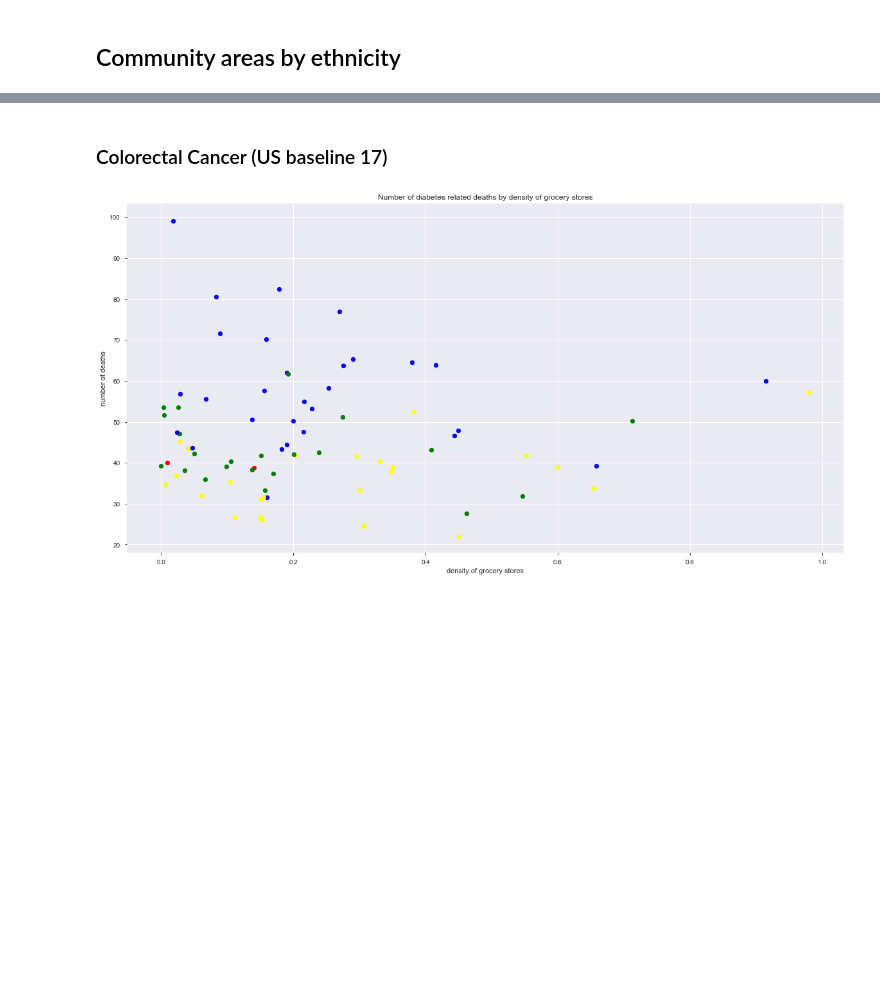
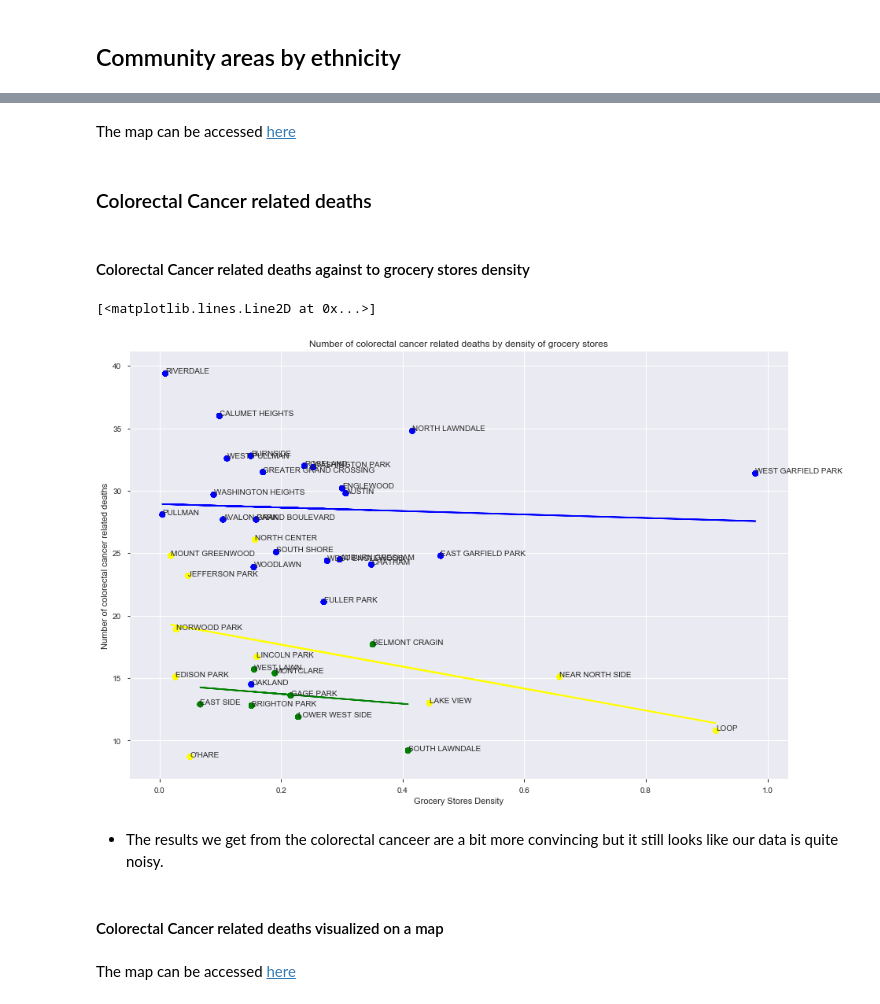
Before and after one commit to aaag97/ada-2019-project-databusters, a Jupyter notebook: 2nd_research_question.ipynb, the cells around one changed output, grey strips where cells are left out. Cells and saved outputs as stored; diff of their text form; code cells hidden in the pictures; blank space fills up the shorter version.

```diff
--- a/2nd_research_question.ipynb
+++ b/2nd_research_question.ipynb
@@ -492,20 +384,71 @@ folium.GeoJson(
 
 # Save to html
 diabetes_map.save('./diabetes_mortality.html')
+# %% [markdown]
+The map can be accessed [here](https://aaag97.github.io/ada-2019-project-databusters/diabetes_mortality.html)
 # %% [markdown]
-### Colorectal Cancer (US baseline 17)
+### Colorectal Cancer related deaths
-# %%
-plt.figure(figsize=(20,10))
-colors = ethnicity_by_community['Majority'].replace({0 : 'yellow', 1 : 'green', 2 : 'blue', 3 : 'red'})
-ys = socioeconomic_factors['Stroke (Cerebrovascular Disease)']
-xs = groceries_intensity['markets_by_surface']
-plt.title('Number of diabetes related deaths by density of grocery stores')
-plt.xlabel('density of grocery stores')
-plt.ylabel('number of deaths')
-for x, y, c in zip(xs,ys,colors):
-    plt.scatter(x, y, color=c)
-# %% [output]
-[figure, removed]
+# %% [markdown]
+#### Colorectal Cancer related deaths against to grocery stores density
+# %%
+fig, ax = plt.subplots(figsize=(15,10))
+colors = ethnicity_by_community[ethnicity_by_community['Community Area'].isin(areas_to_analize)].sort_values(by='Community Area', ascending=True)
+colors = np.array(colors['Majority'].replace({0 : 'yellow', 1 : 'green', 2 : 'blue', 3 : 'red'}))
+
+ys = socioeconomic_factors[socioeconomic_factors['Community Area'].isin(areas_to_analize)].sort_values(by='Community Area', ascending=True)
+ys = np.array(ys['Colorectal Cancer'])
+
+xs = groceries_intensity[groceries_intensity['area_number'].isin(areas_to_analize)].sort_values(by='area_number', ascending=True)
+xs = np.array(xs['markets_by_surface'])
+
+labels = groceries_intensity[groceries_intensity['area_number'].isin(areas_to_analize)].sort_values(by='area_number', ascending=True)
+labels = np.array(labels['Community Area'])
+
+plt.title('Number of colorectal cancer related deaths by density of grocery stores')
+plt.xlabel('Grocery Stores Density')
+plt.ylabel('Number of colorectal cancer related deaths')
+
+
+white_x = groceries_intensity[groceries_intensity['area_number'].isin(areas_white)].sort_values(by='area_number', ascending=True)
+white_x = np.array(white_x['markets_by_surface'])
+white_y = socioeconomic_factors[socioeconomic_factors['Community Area'].isin(areas_white)].sort_values(by='Community Area', ascending=True)
+white_y = np.array(white_y['Colorectal Cancer'])
+linear_regressor = LinearRegression()  # create object for the class
+linear_regressor.fit(white_x.reshape(-1,1), white_y.reshape(-1,1))  # perform linear regression
+y_pred_white = linear_regressor.predict(white_x.reshape(-1,1))  # make predictions
+
+
+black_x = groceries_intensity[groceries_intensity['area_number'].isin(areas_black)].sort_values(by='area_number', ascending=True)
+black_x = np.array(black_x['markets_by_surface'])
+black_y = socioeconomic_factors[socioeconomic_factors['Community Area'].isin(areas_black)].sort_values(by='Community Area', ascending=True)
+black_y = np.array(black_y['Colorectal Cancer'])
+linear_regressor = LinearRegression()  # create object for the class
+linear_regressor.fit(black_x.reshape(-1,1), black_y.reshape(-1,1))  # perform linear regression
+y_pred_black = linear_regressor.predict(black_x.reshape(-1,1))  # make predictions
+
+latino_x = groceries_intensity[groceries_intensity['area_number'].isin(areas_latino)].sort_values(by='area_number', ascending=True)
+latino_x = np.array(latino_x['markets_by_surface'])
+latino_y = socioeconomic_factors[socioeconomic_factors['Community Area'].isin(areas_latino)].sort_values(by='Community Area', ascending=True)
+latino_y = np.array(latino_y['Colorectal Cancer'])
+linear_regressor = LinearRegression()  # create object for the class
+linear_regressor.fit(latino_x.reshape(-1,1), latino_y.reshape(-1,1))  # perform linear regression
+y_pred_latino = linear_regressor.predict(latino_x.reshape(-1,1))  # make predictions
+
+i=0
+for x, y, c in zip(xs,ys,colors):
+    ax.scatter(xs, ys, color=colors)
+    ax.annotate(labels[i], (x, y))
+    i+=1
+plt.plot(white_x, y_pred_white, color='yellow')
+plt.plot(black_x, y_pred_black, color='blue')
+plt.plot(latino_x, y_pred_latino, color='green')
+# %% [output]
+[<matplotlib.lines.Line2D at 0x...>]
+[figure, added]
+# %% [markdown]
+* The results we get from the colorectal canceer are a bit more convincing but it still looks like our data is quite noisy.
+# %% [markdown]
+#### Colorectal Cancer related deaths visualized on a map
 # %%
 # Initialize the map:
 colorectal_map = folium.Map([41.84, -87.7099], zoom_start=10.5)
@@ -548,4 +491,6 @@ folium.GeoJson(
 
 # Save to html
 colorectal_map.save('./colorectal_map.html')
+# %% [markdown]
+The map can be accessed [here](https://aaag97.github.io/ada-2019-project-databusters/colorectal_map.html)
 # %% [markdown]
```
Also changed, not shown: parts of 43 cells of this notebook, 9 other files.
